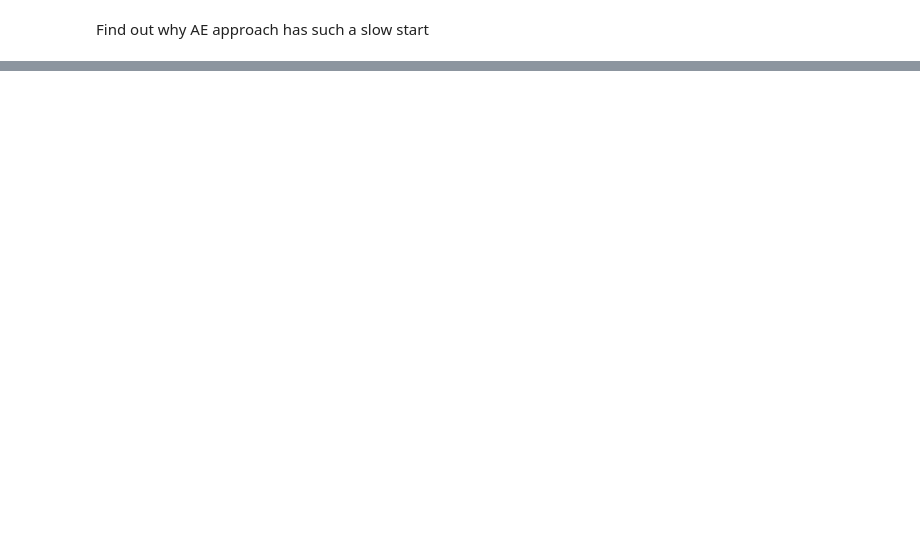
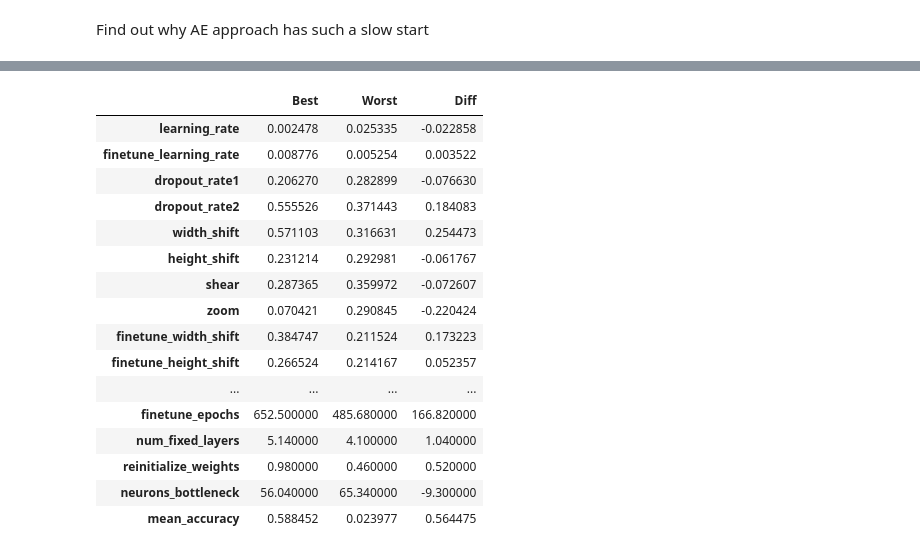
Before and after one commit to joepvdbogaert/OneShotDL, a Jupyter notebook: Notebooks/results_analysis.ipynb, the cells around one changed output, grey strips where cells are left out. Saved outputs shown, nothing was run; the diff lists cells and outputs as text; code cells hidden in the pictures; blank space fills up the shorter version.

Commit message:
Added comparison between best and worst experiments for AE approach and ajusted some hyperparameter ranges in the model

```diff
--- a/Notebooks/results_analysis.ipynb
+++ b/Notebooks/results_analysis.ipynb
@@ -52,2 +50,7 @@ plot_accuracies("Autoencoder")
 # %% [markdown]
 Find out why AE approach has such a slow start
+# %%
+aescores = pd.read_csv("../Results/AE/OneShotAutoencoder_scores_log_FIRST.csv")
+aeparams = pd.read_csv("../Results/AE/OneShotAutoencoder_params_log_FIRST.csv")
+# %%
+aeparams["mean_accuracy"] = pd.Series(aescores.mean(axis=1))
@@ -53,0 +87,3 @@ Find out why AE approach has such a slow start
+# %%
+best50 = aeparams.nlargest(50, "mean_accuracy")
+best50.head()
@@ -53,0 +98,3 @@ Find out why AE approach has such a slow start
+# %%
+worst50 = aeparams.nsmallest(50, "mean_accuracy")
+worst50.head()
@@ -53,0 +109,26 @@ Find out why AE approach has such a slow start
+# %%
+# get mean per param for both cases and compare where there is big difference
+comparison = pd.DataFrame(pd.concat([best50.mean(axis=0),
+                                     worst50.mean(axis=0),
+                                     best50.mean(axis=0) - worst50.mean(axis=0)],
+                                    axis=1))
+comparison.columns = ["Best", "Worst", "Diff"]
+comparison
+# %% [output]
+|  | Best | Worst | Diff |
+| learning_rate | 0.002478 | 0.025335 | -0.022858 |
+| finetune_learning_rate | 0.008776 | 0.005254 | 0.003522 |
+| dropout_rate1 | 0.206270 | 0.282899 | -0.076630 |
+| dropout_rate2 | 0.555526 | 0.371443 | 0.184083 |
+| width_shift | 0.571103 | 0.316631 | 0.254473 |
+| height_shift | 0.231214 | 0.292981 | -0.061767 |
+| shear | 0.287365 | 0.359972 | -0.072607 |
+| zoom | 0.070421 | 0.290845 | -0.220424 |
+| finetune_width_shift | 0.384747 | 0.211524 | 0.173223 |
+| finetune_height_shift | 0.266524 | 0.214167 | 0.052357 |
+| ... | ... | ... | ... |
+| finetune_epochs | 652.500000 | 485.680000 | 166.820000 |
+| num_fixed_layers | 5.140000 | 4.100000 | 1.040000 |
+| reinitialize_weights | 0.980000 | 0.460000 | 0.520000 |
+| neurons_bottleneck | 56.040000 | 65.340000 | -9.300000 |
+| mean_accuracy | 0.588452 | 0.023977 | 0.564475 |
```
Also changed, not shown: parts of 15 cells of this notebook, 1 other file.
